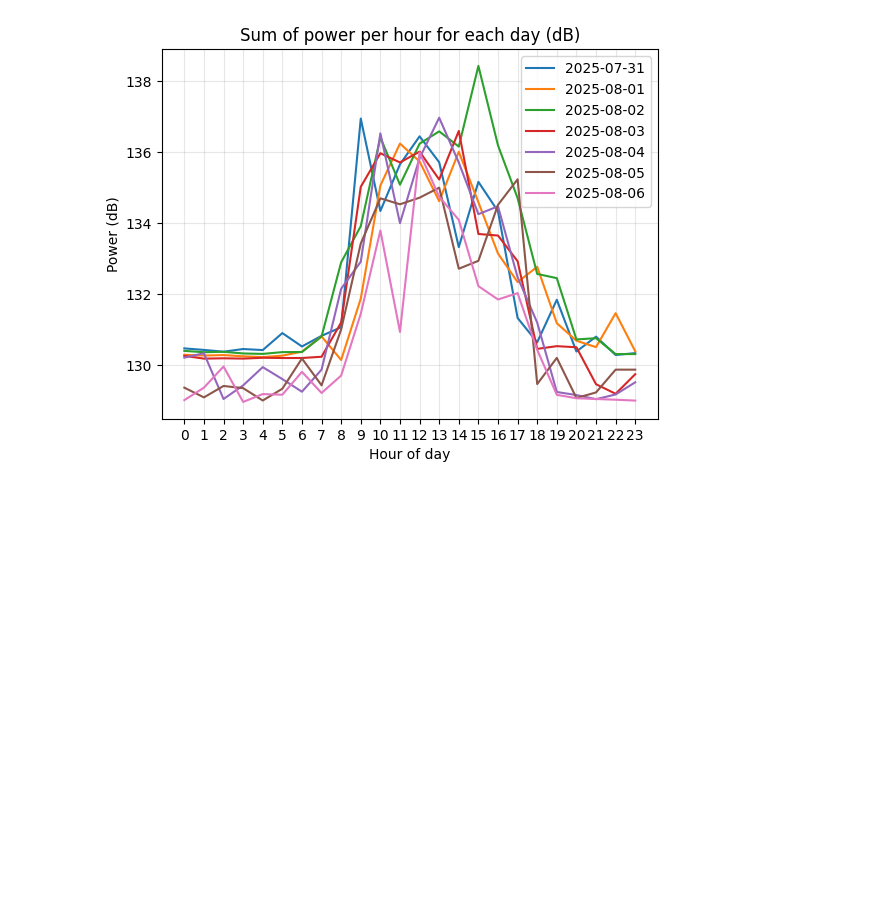
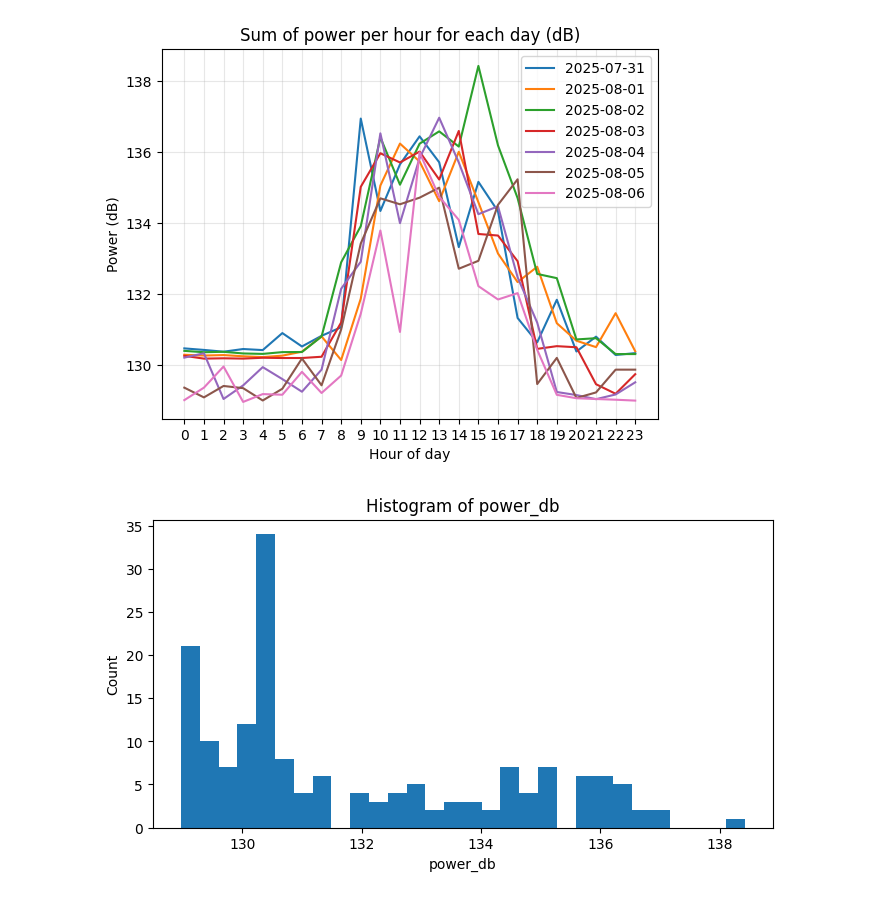
Before and after one commit to supersensetech/maths-challenge, a Jupyter notebook: Code/introduction.ipynb, the cells around one changed output. Saved outputs shown, nothing was run; the diff lists cells and outputs as text; code cells hidden in the pictures; blank space fills up the shorter version.

```diff
--- a/Code/introduction.ipynb
+++ b/Code/introduction.ipynb
@@ -3,12 +49,13 @@ import pandas as pd
 import numpy as np
 import matplotlib.pyplot as plt
 
-# Directly load a CSV from GitHub (raw link)
+# load the example data files
 df1 = pd.read_csv("Data/power_per_hour_20250724_20250730_sum.csv")
 df2 = pd.read_csv("Data/power_per_hour_20250731_20250806_sum.csv")
 
-df1 = pd.read_csv(week_1_data)
-df2 = pd.read_csv(week_2_data)
+print("✅ Data loaded")
+print("Rows, Columns:", df1.shape)
 
+# Show the first 5 rows
 df1.head()
 # %% [output]
@@ -62,3 +148,14 @@ plt.legend()  # Show the legend with each day.
 plt.show()  # Display the plot window.
 # %% [output]
 [figure]
+# %%
+col = df2.select_dtypes("number").columns[1]
+
+plt.figure(figsize=(8, 4))
+plt.hist(df2[col].dropna(), bins=30)
+plt.title(f"Histogram of {col}")
+plt.xlabel(col)
+plt.ylabel("Count")
+plt.show()
+# %% [output]
+[figure, added]
```
Also changed, not shown: parts of 9 cells of this notebook.
